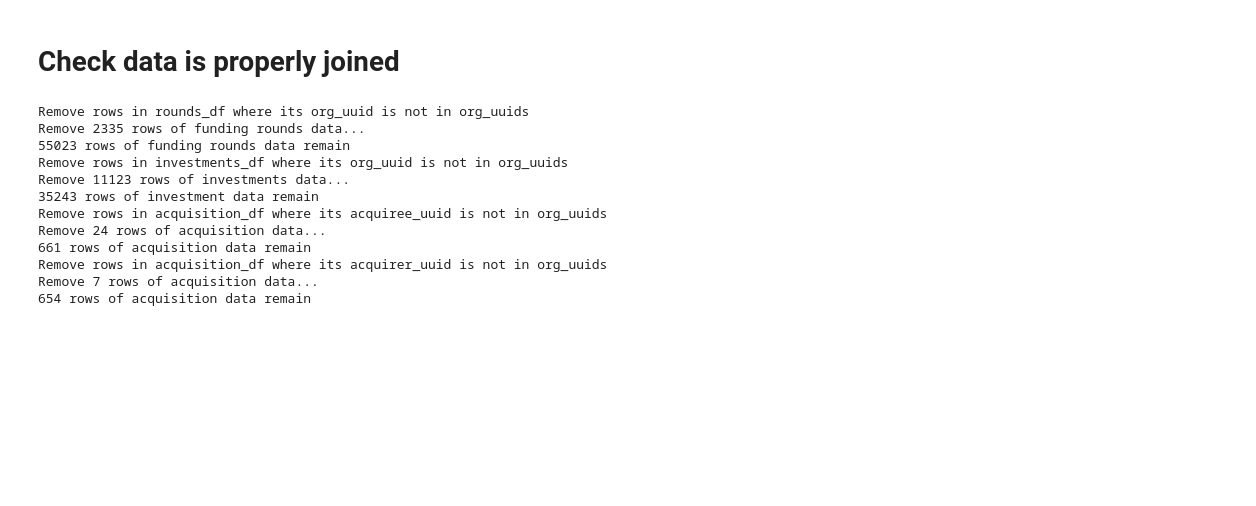
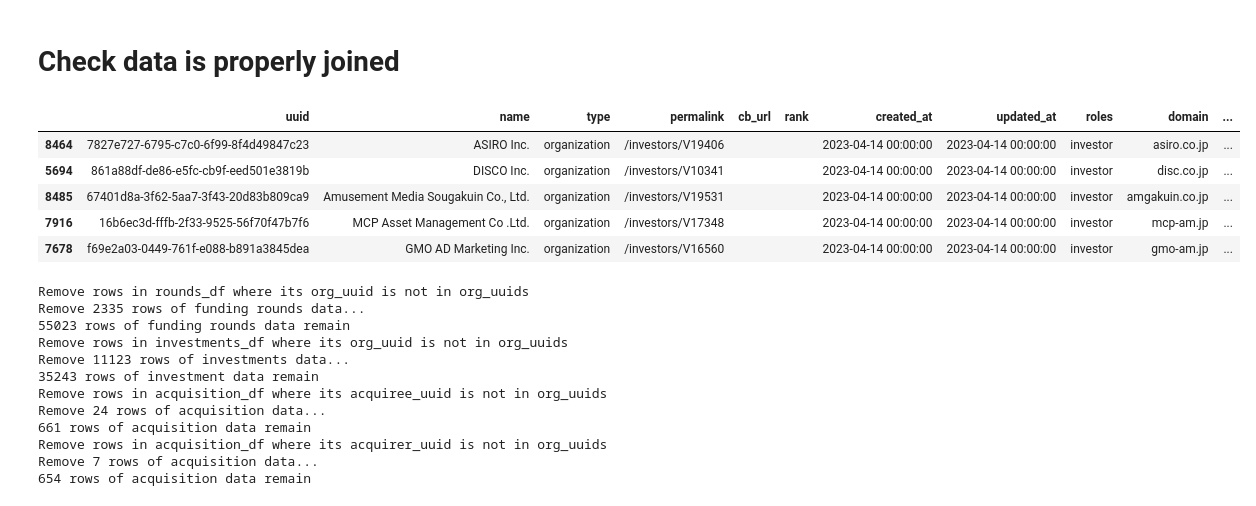
Before and after one commit to ENsu/initial-scripts, a Jupyter notebook: merge_pages_from_gcs.ipynb, the cells around one changed output. Cells and saved outputs as stored; diff of their text form; code cells hidden in the pictures; blank space fills up the shorter version.

Commit message:
parse and add investor.csv file

```diff
--- a/merge_pages_from_gcs.ipynb
+++ b/merge_pages_from_gcs.ipynb
@@ -238,7 +239,7 @@ for c in ['raised_amount', 'raised_amount_usd', 'post_money_valuation', 'post_mo
 # %% [markdown]
 ## Get investments data
 # %%
-investments_df = json_col_to_df(split2row_with_index(rounds_df[['Investors', 'name', 'permalink', 'uuid', 'announced_on']], 'Investors', show_index=True).reset_index(drop=True), col_name='Investors', prefix=True)
+investments_df = json_col_to_df(split2row_with_index(rounds_df[['Investors', 'name', 'permalink', 'uuid', 'announced_on', 'created_at', 'updated_at']], 'Investors', show_index=True).reset_index(drop=True), col_name='Investors', prefix=True)
 investments_df = investments_df.drop_duplicates(['permalink', 'Investors_url', 'announced_on'])
 investments_df['Investors_url'].fillna('', inplace=True)
 investments_df['Investors_name'].fillna('', inplace=True)
@@ -266,8 +267,8 @@ investments_df['type'] = 'investment'
 investments_df['permalink'] = ''
 investments_df['cb_url'] = ''
 investments_df['rank'] = ''
-investments_df['created_at'] = investments_df['announced_on']
-investments_df['updated_at'] = investments_df['announced_on']
+# investments_df['created_at'] = investments_df['created_at']
+# investments_df['updated_at'] = investments_df['updated_at']
 investments_df['investor_uuid'] = investments_df['Investors_url'].apply(lambda x: generate_cb_uuid("organization", x))
 investments_df.rename(columns={'Investors_name': 'investor_name'}, inplace=True)
 investments_df['investor_type'] = 'organization'
@@ -286,0 +290,3 @@ for c in ['created_at', 'updated_at']:
+# %%
+for date_col in ['founded date']:
+       investor_df[date_col] = investor_df[date_col].apply(try_handle_date)
@@ -287,3 +327,25 @@ for c in ['created_at', 'updated_at']:
+# %%
+cb_investor_df = investor_df[investor_cols].copy()
+assert cb_investor_df['uuid'].nunique() == len(cb_investor_df), 'It seems like the uuid is not unique across the table'
+assert (cb_investor_df['created_at'] == '').sum() == 0, 'missing created_at value'
+assert (cb_investor_df['updated_at'] == '').sum() == 0, 'missing created_at value'
+
+
+# Cleanup data without domain
+cb_investor_df = cb_investor_df[~(cb_investor_df['domain']=='')].copy()
+assert (cb_investor_df['domain']=='').sum() == 0, 'cb_investor_df has companies who missed domain value'
+for c in ['created_at', 'updated_at']:
+    cb_investor_df.loc[:, c] = cb_investor_df[c].apply(lambda x: x + " 00:00:00").copy()
+    assert cb_investor_df[c].apply(validate_datetime_str_format).all(), f'There are some invalid date format in cb_organization_df[{c}]'
+
+for c in ['founded_on', 'closed_on']:
+    non_blank_cond = cb_investor_df[c] != ''
+    cb_investor_df.loc[non_blank_cond, c] = cb_investor_df.loc[non_blank_cond, c].apply(lambda x: x + " 00:00:00").copy()
+    assert cb_investor_df[c].apply(validate_datetime_str_format, blankable=True).all(), f'There are some invalid date format in cb_organization_df[{c}]'
+
+for c in ['total_funding', 'total_funding_usd', 'investment_count']:
+    cb_investor_df[c] = cb_investor_df[c].fillna(0).astype(int)
+    assert cb_investor_df[c].apply(lambda x: x >= 0).all(), f'There are some invalid value in cb_organization_df[{c}]'
 # %% [markdown]
 ## Get Organization Data
 # %%
@@ -500,6 +558,15 @@ for c in ['price_usd', 'price']:
     assert cb_acquisition_df[c].apply(lambda x: x >= 0).all(), f'There are some invalid value in cb_acquisition_df[{c}]'
 # %% [markdown]
 # Check data is properly joined
+# %%
+cb_investor_df.head()
+# %% [output]
+|  | uuid | name | type | permalink | cb_url | rank | created_at | updated_at | roles | domain | ... |
+| 8464 | 7827e727-6795-c7c0-6f99-8f4d49847c23 | ASIRO Inc. | organization | /investors/V19406 |  |  | 2023-04-14 00:00:00 | 2023-04-14 00:00:00 | investor | asiro.co.jp | ... |
+| 5694 | 861a88df-de86-e5fc-cb9f-eed501e3819b | DISCO Inc. | organization | /investors/V10341 |  |  | 2023-04-14 00:00:00 | 2023-04-14 00:00:00 | investor | disc.co.jp | ... |
+| 8485 | 67401d8a-3f62-5aa7-3f43-20d83b809ca9 | Amusement Media Sougakuin Co., Ltd. | organization | /investors/V19531 |  |  | 2023-04-14 00:00:00 | 2023-04-14 00:00:00 | investor | amgakuin.co.jp | ... |
+| 7916 | 16b6ec3d-fffb-2f33-9525-56f70f47b7f6 | MCP Asset Management Co .Ltd. | organization | /investors/V17348 |  |  | 2023-04-14 00:00:00 | 2023-04-14 00:00:00 | investor | mcp-am.jp | ... |
+| 7678 | f69e2a03-0449-761f-e088-b891a3845dea | GMO AD Marketing Inc. | organization | /investors/V16560 |  |  | 2023-04-14 00:00:00 | 2023-04-14 00:00:00 | investor | gmo-am.jp | ... |
 # %%
 org_uuids = cb_organization_df['uuid']
 assert cb_organization_df.columns.tolist() == org_cols, "cb_organization_df columns are not the same as org_cols"
```
Also changed, not shown: parts of 14 cells of this notebook, 3 other files.
